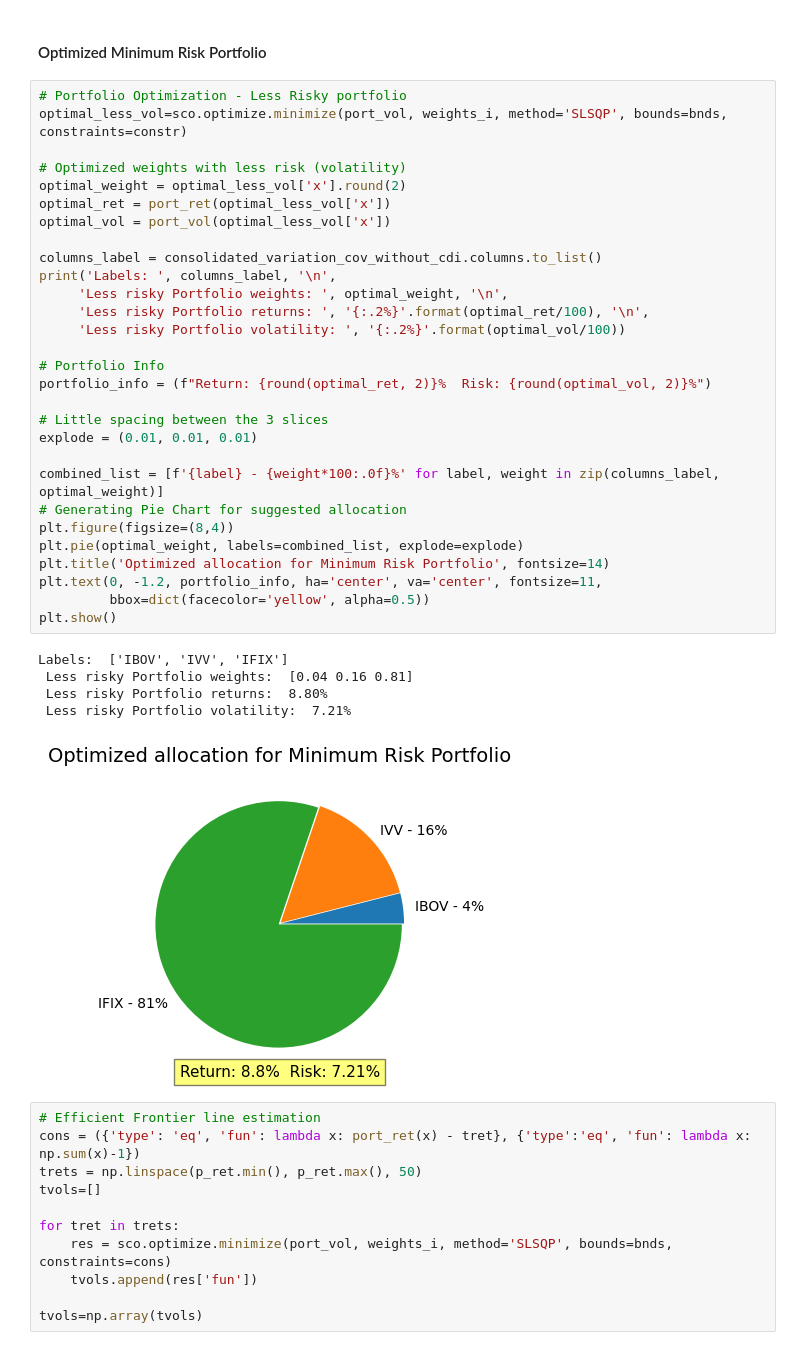
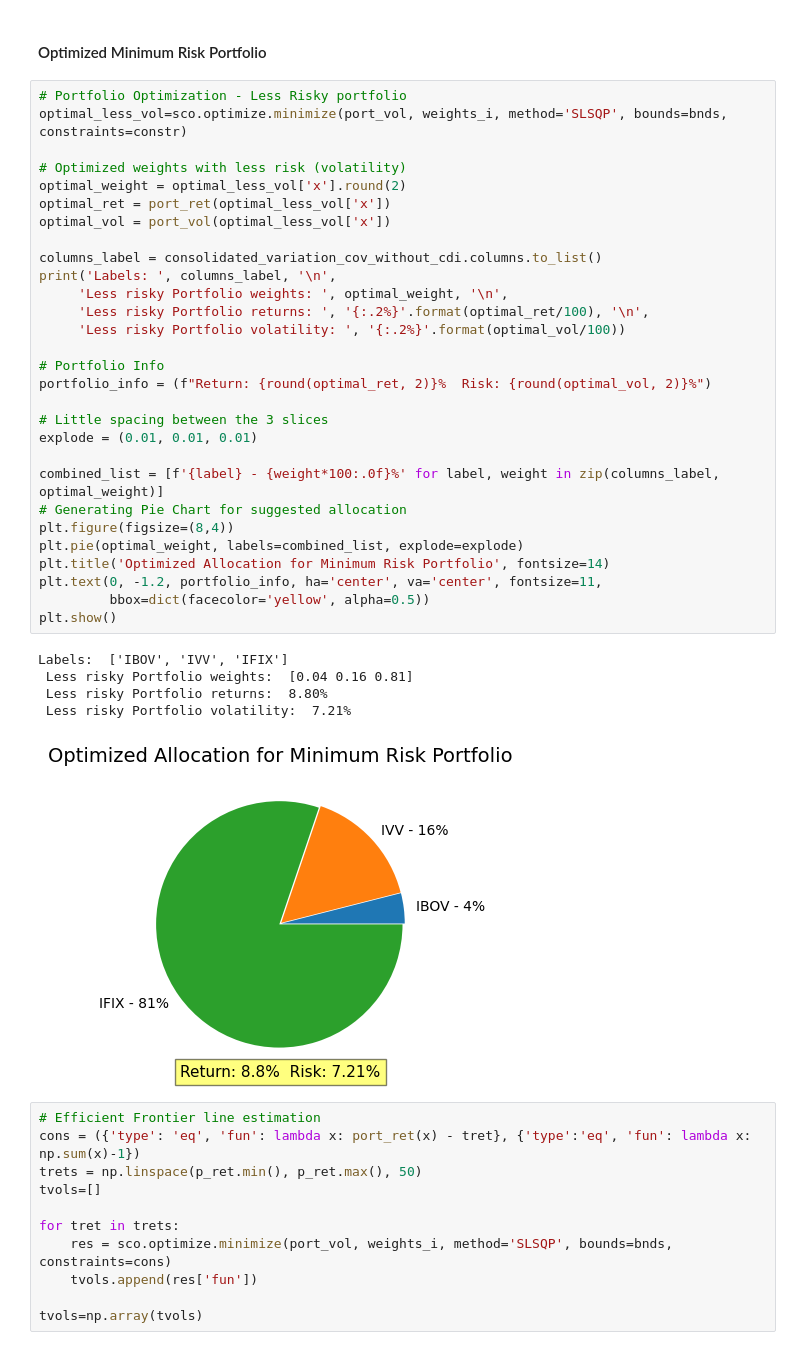
Before and after one commit to paulinhok14/Asset-Allocation, a Jupyter notebook: asset_allocation.ipynb, the cells around one changed output. Drawn from its saved outputs; the diff is of its cells as text.

```diff
--- a/asset_allocation.ipynb
+++ b/asset_allocation.ipynb
@@ -245,35 +246,35 @@ optimal_less_vol=sco.optimize.minimize(port_vol, weights_i, method='SLSQP', boun
 
 # Optimized weights with less risk (volatility)
 optimal_weight = optimal_less_vol['x'].round(2)
 optimal_ret = port_ret(optimal_less_vol['x'])
 optimal_vol = port_vol(optimal_less_vol['x'])
 
 columns_label = consolidated_variation_cov_without_cdi.columns.to_list()
 print('Labels: ', columns_label, '\n',
      'Less risky Portfolio weights: ', optimal_weight, '\n',
      'Less risky Portfolio returns: ', '{:.2%}'.format(optimal_ret/100), '\n',
      'Less risky Portfolio volatility: ', '{:.2%}'.format(optimal_vol/100))
 
 # Portfolio Info
 portfolio_info = (f"Return: {round(optimal_ret, 2)}%  Risk: {round(optimal_vol, 2)}%")
 
 # Little spacing between the 3 slices
 explode = (0.01, 0.01, 0.01)
 
 combined_list = [f'{label} - {weight*100:.0f}%' for label, weight in zip(columns_label, optimal_weight)]
 # Generating Pie Chart for suggested allocation
 plt.figure(figsize=(8,4))
 plt.pie(optimal_weight, labels=combined_list, explode=explode)
-plt.title('Optimized allocation for Minimum Risk Portfolio', fontsize=14)
+plt.title('Optimized Allocation for Minimum Risk Portfolio', fontsize=14)
 plt.text(0, -1.2, portfolio_info, ha='center', va='center', fontsize=11,
          bbox=dict(facecolor='yellow', alpha=0.5))
 plt.show()
 # %% [output]
 Labels:  ['IBOV', 'IVV', 'IFIX']
  Less risky Portfolio weights:  [0.04 0.16 0.81]
  Less risky Portfolio returns:  8.80%
  Less risky Portfolio volatility:  7.21%
-[figure, old version]
+[figure, new version]
 # %%
 # Efficient Frontier line estimation
 cons = ({'type': 'eq', 'fun': lambda x: port_ret(x) - tret}, {'type':'eq', 'fun': lambda x: np.sum(x)-1})
```
Also changed, not shown: parts of 15 cells of this notebook.
